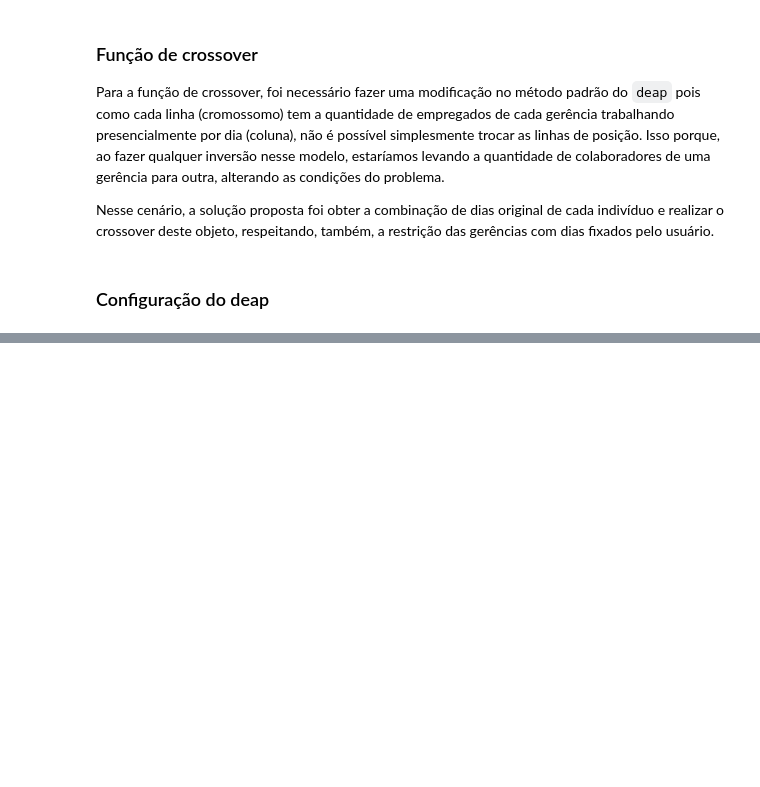
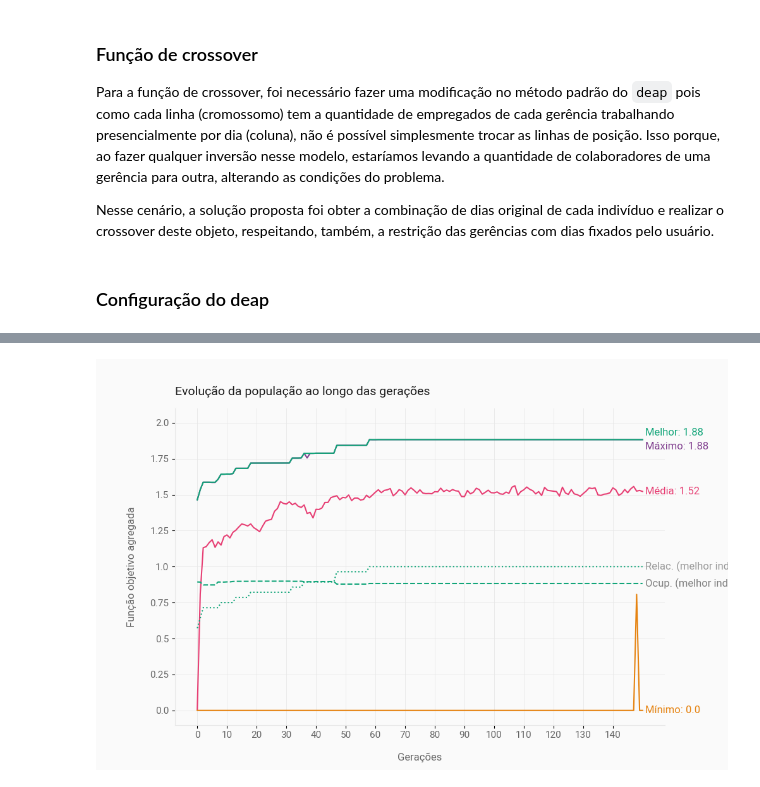
Before and after one commit to victoraraujo01/hybrid_work_distribution, a Jupyter notebook: hybrid_work_distribution.ipynb, the cells around one changed output, grey strips where cells are left out. Cells and saved outputs as stored; diff of their text form; code cells hidden in the pictures; blank space fills up the shorter version.

```diff
--- a/hybrid_work_distribution.ipynb
+++ b/hybrid_work_distribution.ipynb
@@ -332,3 +365,3 @@ stats.register("max", np.max)
 # %%
-pop, log = algorithms.eaSimple(pop, toolbox, cxpb=0.4, mutpb=0.6, ngen=50, stats=stats, halloffame=hof, verbose=True)
+pop, log = algorithms.eaSimple(pop, toolbox, cxpb=CXPB, mutpb=MUTPB, ngen=N_GEN, stats=mstats, halloffame=hof, verbose=True)
 # %% [output]
@@ -351,0 +385,87 @@ gen     nevals  avg     std     min     max
+# %%
+epochs_avg = [value for epoch_kv in log.chapters['fitness'] for key,value in epoch_kv.items() if key == 'avg']
+epochs_max = [value for epoch_kv in log.chapters['fitness'] for key,value in epoch_kv.items() if key == 'max']
+epochs_min = [value for epoch_kv in log.chapters['fitness'] for key,value in epoch_kv.items() if key == 'min']
+epochs_best = [funcao_objetivo_agregado(value) for epoch_kv in log.chapters['history'] for key,value in epoch_kv.items() if key == 'hof']
+epochs_best_ocupacao = [funcao_objetivo(value)[0] for epoch_kv in log.chapters['history'] for key,value in epoch_kv.items() if key == 'hof']
+epochs_best_relacionamento = [funcao_objetivo(value)[1] for epoch_kv in log.chapters['history'] for key,value in epoch_kv.items() if key == 'hof']
+# %%
+# Colors used to shade countries
+COLOR_SCALE = [
+    "#7F3C8D", # MAX
+    "#11A579", # BEST
+    "#E73F74", # MEAN
+    "#E68310", # MIN
+]
+
+GREY10 = "#1a1a1a"
+GREY40 = "#666666"
+GREY50 = "#7f7f7f"
+GREY60 = "#999999"
+GREY91 = "#e8e8e8"
+GREY98 = "#fafafa"
+
+# Vertical / horizontal lines
+HLINES = np.arange(0, N_GEN, 10)
+VLINES = np.linspace(0.0, 2.0, 9)
+
+# Initialize layout
+fig, ax = plt.subplots(figsize = (10, 6.5))
+
+# Background color
+fig.patch.set_facecolor(GREY98)
+ax.set_facecolor(GREY98)
+
+# Vertical / horizontal lines
+for h in HLINES:
+    ax.axvline(h, color=GREY91, lw=0.6, zorder=0)
+
+# Vertical / horizontal lines
+for h in VLINES:
+    ax.axhline(h, color=GREY91, lw=0.6, zorder=0)
+
+# Add lines
+ax.plot(epochs_max, color=COLOR_SCALE[0])
+ax.plot(epochs_best, color=COLOR_SCALE[1])
+ax.plot(epochs_avg, color=COLOR_SCALE[2])
+ax.plot(epochs_min, color=COLOR_SCALE[3])
+ax.plot(epochs_best_ocupacao, color=COLOR_SCALE[1], ls='--')
+ax.plot(epochs_best_relacionamento, color=COLOR_SCALE[1], ls=':')
+
+# Customize spines
+ax.spines["left"].set_color(GREY91)
+ax.spines["bottom"].set_color(GREY91)
+ax.spines["right"].set_color("none")
+ax.spines["top"].set_color("none")
+
+# Customize axes labels and ticks
+ax.set_yticks([y for y in VLINES])
+ax.set_yticklabels(
+    [y for y in VLINES],
+    fontname="Roboto",
+    fontsize=11,
+    weight=500,
+    color=GREY40
+)
+
+ax.set_xticks([x for x in HLINES])
+ax.set_xticklabels(
+    [x for x in HLINES],
+    fontname= "Roboto",
+    fontsize=11,
+    weight=500,
+    color=GREY40
+)
+
+# Add label
+ax.text(N_GEN+1, epochs_max[-1]-.05, f'Máximo: {round(epochs_max[-1], 2)}', color=COLOR_SCALE[0], fontsize=12, weight="bold", fontfamily="Roboto", va="center")
+ax.text(N_GEN+1, epochs_best[-1][0]+.05, f'Melhor: {round(epochs_best[-1][0], 2)}', color=COLOR_SCALE[1], fontsize=12, weight="bold", fontfamily="Roboto", va="center")
+ax.text(N_GEN+1, epochs_avg[-1], f'Média: {round(epochs_avg[-1], 2)}', color=COLOR_SCALE[2], fontsize=12, weight="bold", fontfamily="Roboto", va="center")
+ax.text(N_GEN+1, epochs_min[-1], f'Mínimo: {round(epochs_min[-1], 2)}', color=COLOR_SCALE[3], fontsize=12, weight="bold", fontfamily="Roboto", va="center")
+ax.text(N_GEN+1, epochs_best_ocupacao[-1], f'Ocup. (melhor indiv.): {round(epochs_best_ocupacao[-1], 2)}', color=GREY50, fontsize=12, weight="bold", fontfamily="Roboto", va="center")
+ax.text(N_GEN+1, epochs_best_relacionamento[-1], f'Relac. (melhor indiv.): {round(epochs_best_relacionamento[-1], 2)}', color=GREY60, fontsize=12, weight="bold", fontfamily="Roboto", va="center")
+
+plt.title('Evolução da população ao longo das gerações', fontsize=14, fontweight='bold', fontname='Roboto', color=GREY10, loc='left', pad=15)
+ax.set_xlabel('Gerações', fontsize=12, fontweight='bold', fontname='Roboto', color=GREY40, labelpad=15)
+ax.set_ylabel('Função objetivo agregada', fontsize=12, fontweight='bold', fontname='Roboto', color=GREY40, labelpad=15)
+# %% [output]
@@ -352,3 +473,4 @@ gen     nevals  avg     std     min     max
+[figure, added]
 # %%
 # Melhores soluções
 print("Melhores Indivíduos:")
```
Also changed, not shown: parts of 18 cells of this notebook.
